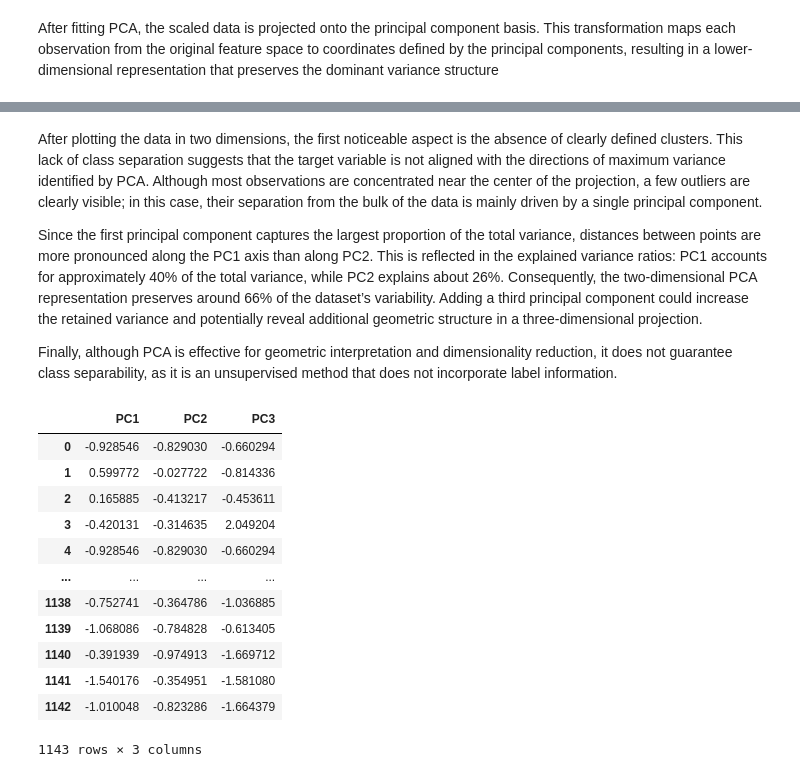
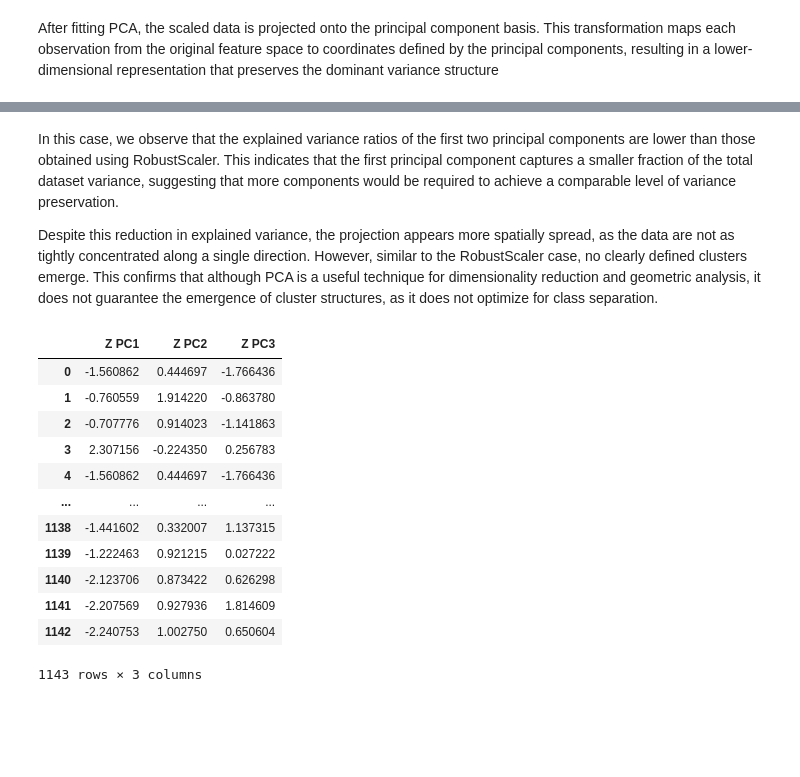
Before and after one commit to Leop-SR/Intrinsic-vs-Projected-Neighbors, a Jupyter notebook: notebooks/03_pca_geometry.ipynb, the cells around one changed output, grey strips where cells are left out. Drawn from its saved outputs; the diff is of its cells as text; code cells hidden in the pictures; blank space fills up the shorter version.

```diff
--- a/notebooks/03_pca_geometry.ipynb
+++ b/notebooks/03_pca_geometry.ipynb
@@ -22,4 +15,4 @@ df.head()
 # %%
 quality = df['quality']
-df_scaled = robust_scaling(df.drop(['quality', 'Id'], axis=1))
-df_scaled
+df_robust_scaled = robust_scaling(df.drop(['quality', 'Id'], axis=1))
+df_standard_scaled = standarization(df.drop(['quality','Id'], axis=1))
@@ -41,11 +20,13 @@ df_scaled
 Before applying PCA, the target variable (quality) was separated from the dataset. Since PCA operates exclusively on the feature space and is an unsupervised linear transformation, only the scaled features were used for dimensionality reduction.
 # %%
 from sklearn.decomposition import PCA
-pca_2d = PCA(n_components=2)
+pca_2d_rob= PCA(n_components=2)
+pca_2d_std = PCA(n_components=2)
 # %% [markdown]
 To analyze the geometric behavior or PCA, we define first a PCA transformation with two principal components. This allow us to study how the original feature space is projected onto a lower-dimensional orthogonal subespace.
 # %%
-pca_2d.fit(df_scaled)
+pca_2d_rob.fit(df_robust_scaled)
+pca_2d_std.fit(df_standard_scaled)
 # %% [output]
 PCA(n_components=2)
 # %% [markdown]
@@ -108,26 +134,27 @@ plt.show()
 # %% [markdown]
-After plotting the data in two dimensions, the first noticeable aspect is the absence of clearly defined clusters. This lack of class separation suggests that the target variable is not aligned with the directions of maximum variance identified by PCA. Although most observations are concentrated near the center of the projection, a few outliers are clearly visible; in this case, their separation from the bulk of the data is mainly driven by a single principal component.
+In this case, we observe that the explained variance ratios of the first two principal components are lower than those obtained using RobustScaler. This indicates that the first principal component captures a smaller fraction of the total dataset variance, suggesting that more components would be required to achieve a comparable level of variance preservation.
 
-Since the first principal component captures the largest proportion of the total variance, distances between points are more pronounced along the PC1 axis than along PC2. This is reflected in the explained variance ratios: PC1 accounts for approximately 40% of the total variance, while PC2 explains about 26%. Consequently, the two-dimensional PCA representation preserves around 66% of the dataset’s variability. Adding a third principal component could increase the retained variance and potentially reveal additional geometric structure in a three-dimensional projection.
-
-Finally, although PCA is effective for geometric interpretation and dimensionality reduction, it does not guarantee class separability, as it is an unsupervised method that does not incorporate label information.
+Despite this reduction in explained variance, the projection appears more spatially spread, as the data are not as tightly concentrated along a single direction. However, similar to the RobustScaler case, no clearly defined clusters emerge. This confirms that although PCA is a useful technique for dimensionality reduction and geometric analysis, it does not guarantee the emergence of cluster structures, as it does not optimize for class separation.
 # %%
-pca_3d = PCA(n_components=3)
-df_pca_3d = pca_3d.fit_transform(df_scaled)
-data_3d = pd.DataFrame(df_pca_3d, columns=['PC1','PC2','PC3'])
-data_3d
+pca_3d_rob = PCA(n_components=3)
+pca_3d_std = PCA(n_components=3)
+df_rob_pca_3d = pca_3d_rob.fit_transform(df_robust_scaled)
+df_std_pca_3d = pca_3d_std.fit_transform(df_standard_scaled)
+rob_data_3d = pd.DataFrame(df_rob_pca_3d, columns=['R PC1','R PC2','R PC3'])
+std_data_3d = pd.DataFrame(df_std_pca_3d, columns=['Z PC1', 'Z PC2', 'Z PC3'])
+std_data_3d
 # %% [output]
-|  | PC1 | PC2 | PC3 |
-| 0 | -0.928546 | -0.829030 | -0.660294 |
-| 1 | 0.599772 | -0.027722 | -0.814336 |
-| 2 | 0.165885 | -0.413217 | -0.453611 |
-| 3 | -0.420131 | -0.314635 | 2.049204 |
-| 4 | -0.928546 | -0.829030 | -0.660294 |
+|  | Z PC1 | Z PC2 | Z PC3 |
+| 0 | -1.560862 | 0.444697 | -1.766436 |
+| 1 | -0.760559 | 1.914220 | -0.863780 |
+| 2 | -0.707776 | 0.914023 | -1.141863 |
+| 3 | 2.307156 | -0.224350 | 0.256783 |
+| 4 | -1.560862 | 0.444697 | -1.766436 |
 | ... | ... | ... | ... |
-| 1138 | -0.752741 | -0.364786 | -1.036885 |
-| 1139 | -1.068086 | -0.784828 | -0.613405 |
-| 1140 | -0.391939 | -0.974913 | -1.669712 |
-| 1141 | -1.540176 | -0.354951 | -1.581080 |
-| 1142 | -1.010048 | -0.823286 | -1.664379 |
+| 1138 | -1.441602 | 0.332007 | 1.137315 |
+| 1139 | -1.222463 | 0.921215 | 0.027222 |
+| 1140 | -2.123706 | 0.873422 | 0.626298 |
+| 1141 | -2.207569 | 0.927936 | 1.814609 |
+| 1142 | -2.240753 | 1.002750 | 0.650604 |
 1143 rows × 3 columns
 # %%
```
Also changed, not shown: parts of 16 cells of this notebook, 1 other file.
